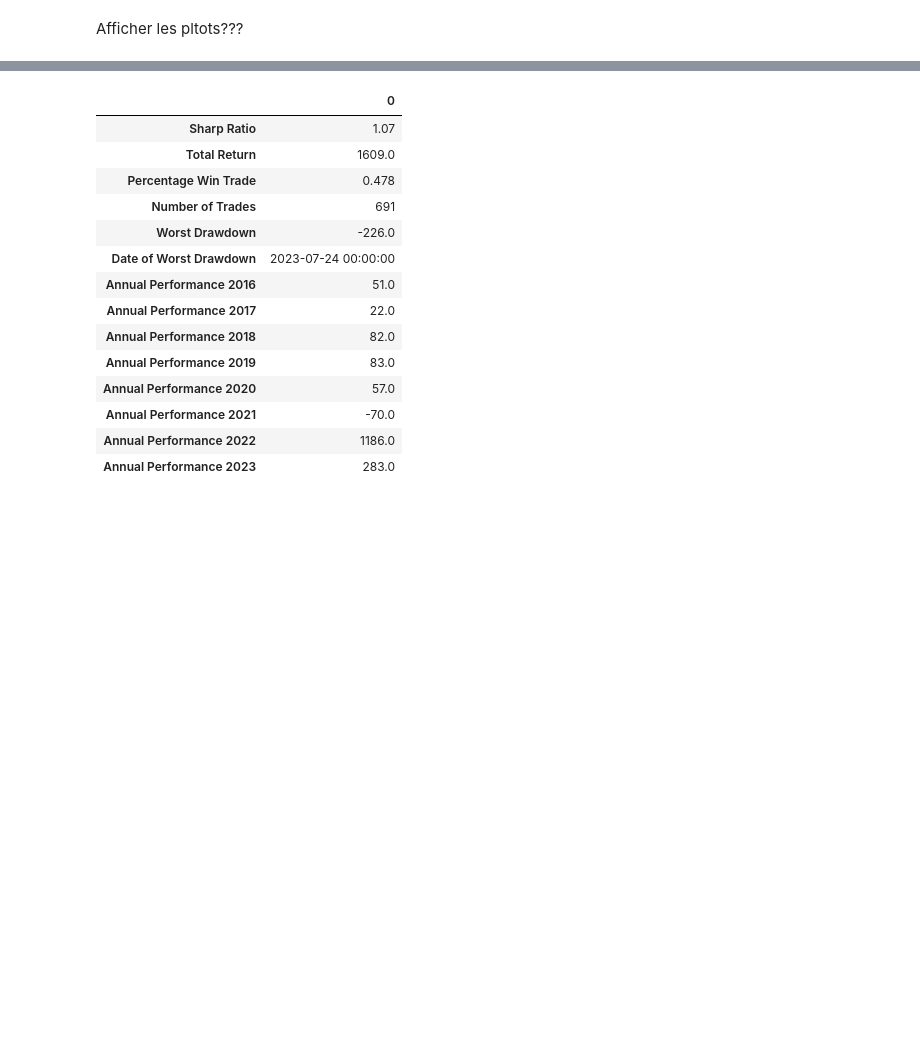
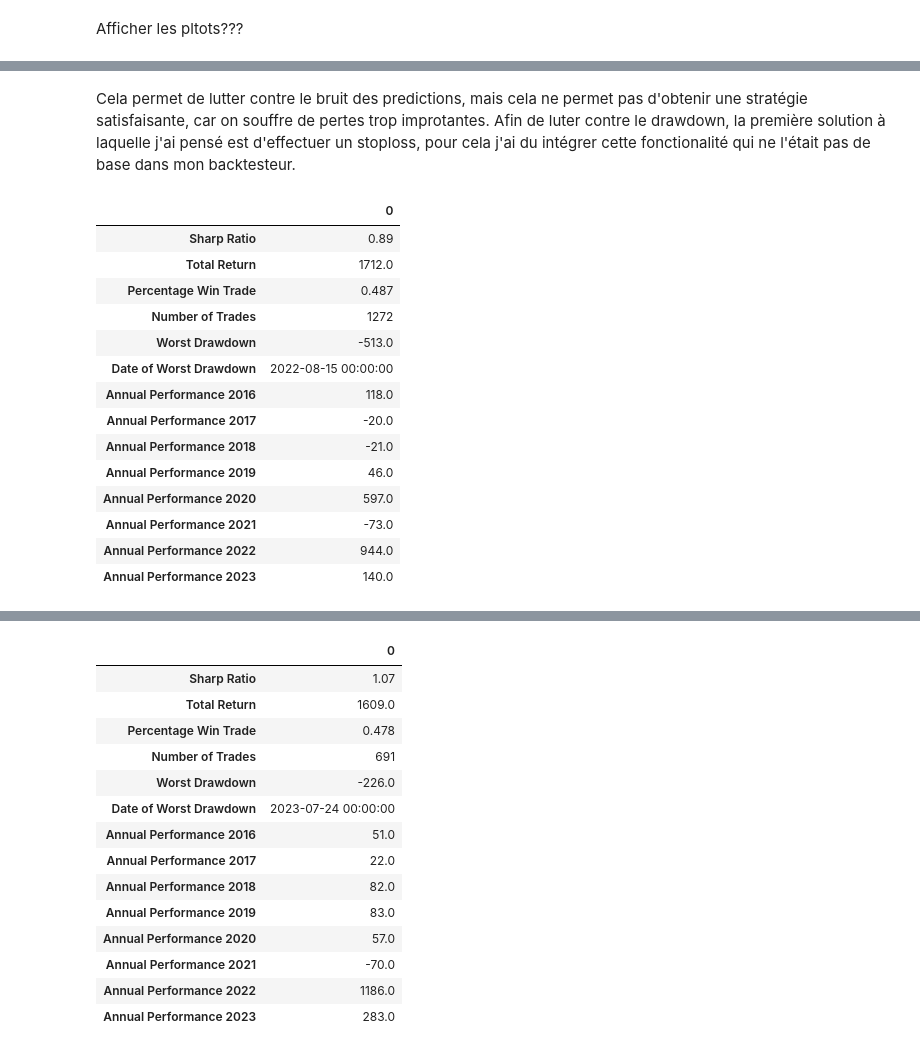
Before and after one commit to MartialLig/Govies_Quant_Trading, a Jupyter notebook: Project/compte_rendu.ipynb, the cells around one changed output, grey strips where cells are left out. Cells and saved outputs as stored; diff of their text form; code cells hidden in the pictures; blank space fills up the shorter version.

```diff
--- a/Project/compte_rendu.ipynb
+++ b/Project/compte_rendu.ipynb
@@ -352,0 +425,36 @@ Afficher les pltots???
+# %% [markdown]
+Cela permet de lutter contre le bruit des predictions, mais cela ne permet pas d'obtenir une stratégie satisfaisante, car on souffre de pertes trop improtantes. Afin de luter contre le drawdown, la première solution à laquelle j'ai pensé est d'effectuer un stoploss, pour cela j'ai du intégrer cette fonctionalité qui ne l'était pas de base dans mon backtesteur.
+# %%
+asset = "Austria_5y"
+number_of_day_dif = 5
+perdiod_of_training = 6
+period_of_trade = 1
+model = LinearRegression()
+triger = 2
+stop_loss = -10
+
+
+firs_attempt = StrategyLinearRegressionMultiAgent(asset,number_of_day_dif,data_manager.data,perdiod_of_training,period_of_trade,model,triger,stop_loss)
+liste_trades = firs_attempt.execution_of_strategy()
+
+backtest_first_attempt = Backtest(liste_trades, data_manager.data)
+backtest_first_attempt.gather_all_trades()
+backtest_first_attempt.data_with_adjusted_index()
+backtest_first_attempt.plot_p_and_l("P&L - First Attempt")
+backtest_first_attempt.aggregate_results()
+# %% [output]
+|  | 0 |
+| Sharp Ratio | 0.89 |
+| Total Return | 1712.0 |
+| Percentage Win Trade | 0.487 |
+| Number of Trades | 1272 |
+| Worst Drawdown | -513.0 |
+| Date of Worst Drawdown | 2022-08-15 00:00:00 |
+| Annual Performance 2016 | 118.0 |
+| Annual Performance 2017 | -20.0 |
+| Annual Performance 2018 | -21.0 |
+| Annual Performance 2019 | 46.0 |
+| Annual Performance 2020 | 597.0 |
+| Annual Performance 2021 | -73.0 |
+| Annual Performance 2022 | 944.0 |
+| Annual Performance 2023 | 140.0 |
```
Also changed, not shown: parts of 15 cells of this notebook.
